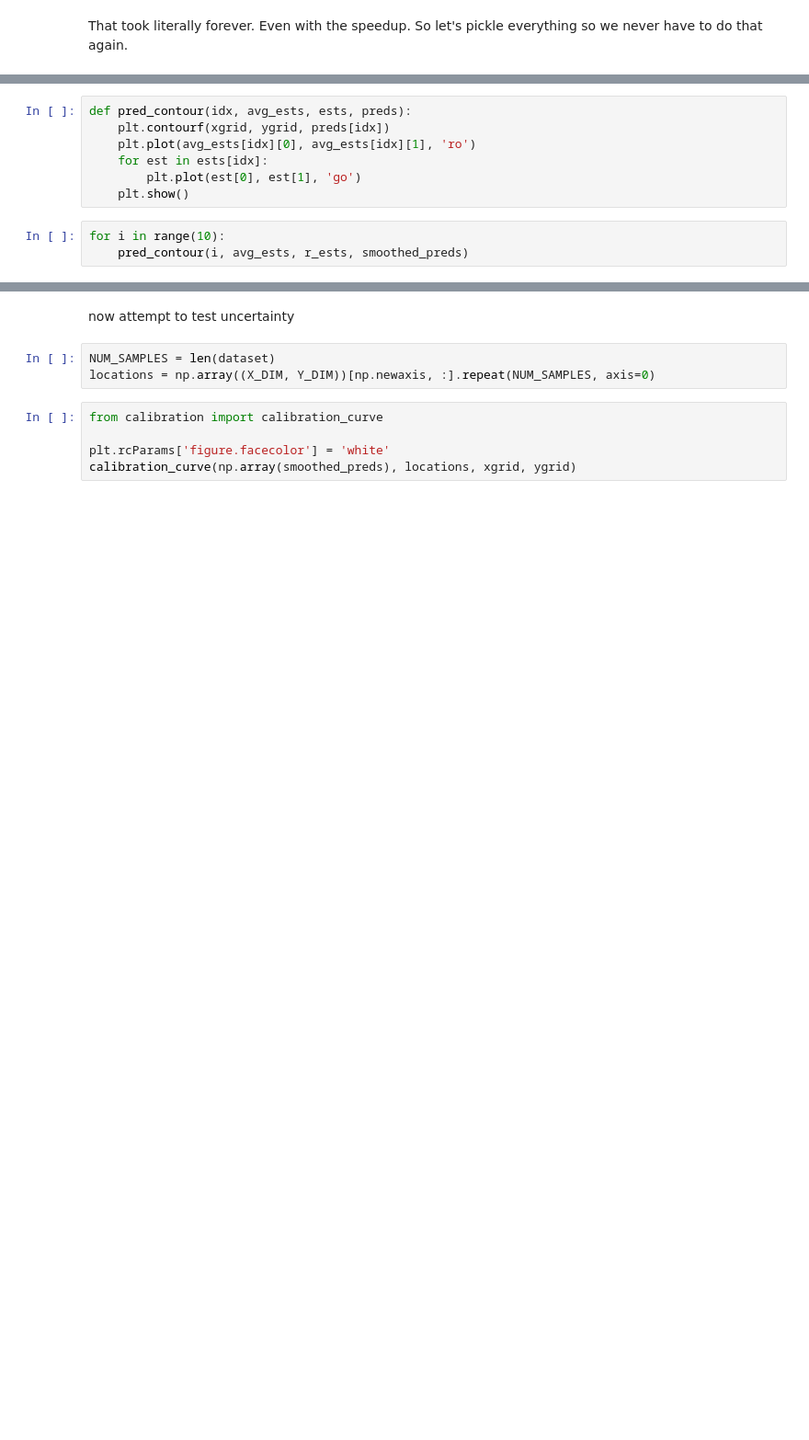
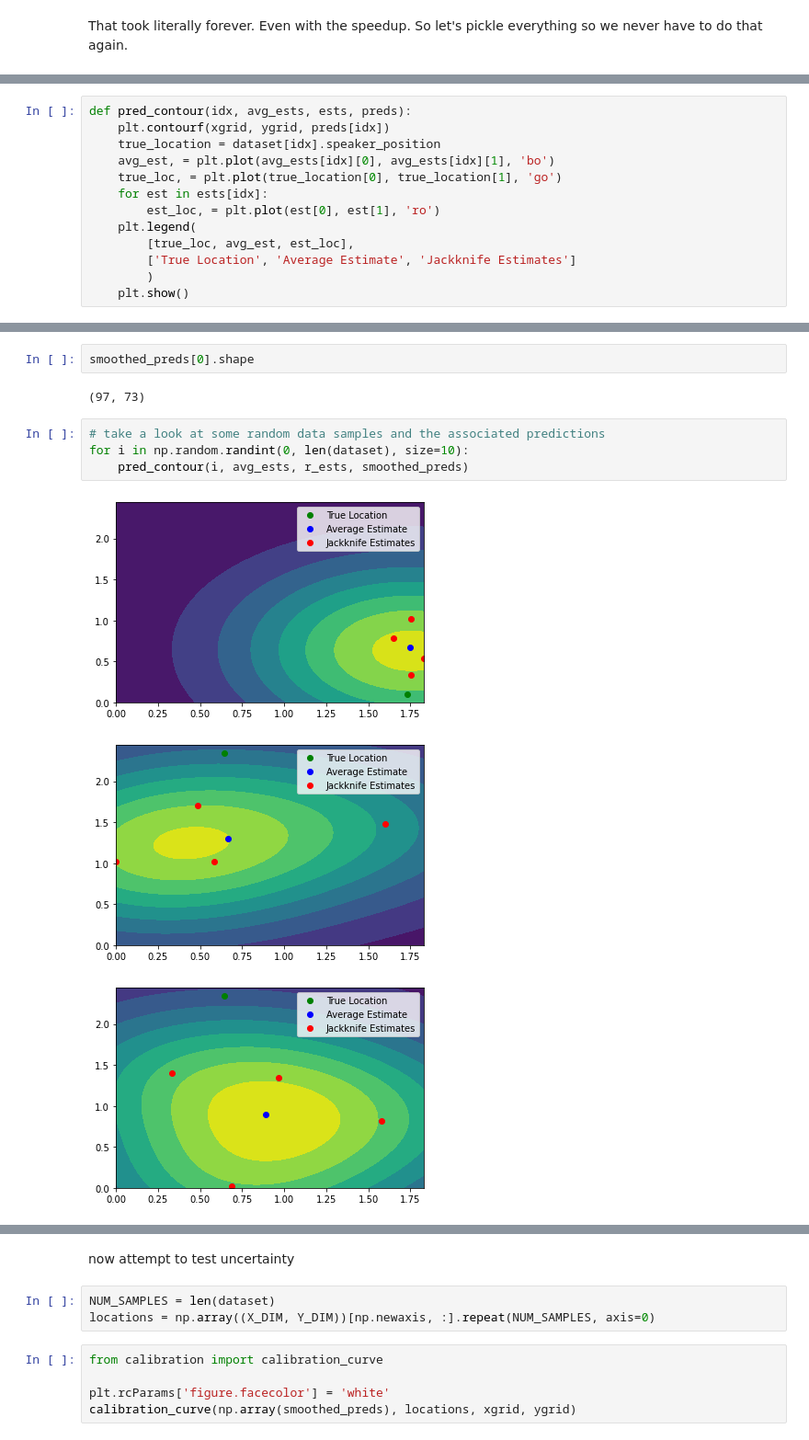
Before and after one commit to neurostatslab/gerbilizer, a Jupyter notebook: uncertainty/muse-smoothing.ipynb, the cells around one changed output, grey strips where cells are left out. Shown: that part at 92% size. Cells and saved outputs as stored; diff of their text form; blank space fills up the shorter version.

```diff
--- a/uncertainty/muse-smoothing.ipynb
+++ b/uncertainty/muse-smoothing.ipynb
@@ -124,10 +126,13 @@ with open('preds.pickle', 'rb') as f:
 # %%
 def pred_contour(idx, avg_ests, ests, preds):
     plt.contourf(xgrid, ygrid, preds[idx])
-    plt.plot(avg_ests[idx][0], avg_ests[idx][1], 'ro')
+    true_location = dataset[idx].speaker_position
+    avg_est, = plt.plot(avg_ests[idx][0], avg_ests[idx][1], 'bo')
+    true_loc, = plt.plot(true_location[0], true_location[1], 'go')
     for est in ests[idx]:
-        plt.plot(est[0], est[1], 'go')
+        est_loc, = plt.plot(est[0], est[1], 'ro')
+    plt.legend(
+        [true_loc, avg_est, est_loc],
+        ['True Location', 'Average Estimate', 'Jackknife Estimates']
+        )
     plt.show()
-# %%
-for i in range(10):
-    pred_contour(i, avg_ests, r_ests, smoothed_preds)
@@ -144,0 +139,12 @@ for i in range(10):
+# %%
+smoothed_preds[0].shape
+# %% [output]
+(97, 73)
+# %%
+# take a look at some random data samples and the associated predictions
+for i in np.random.randint(0, len(dataset), size=10):
+    pred_contour(i, avg_ests, r_ests, smoothed_preds)
+# %% [output]
+[figure, added]
+[figure, added]
+[figure, added]
```
Also changed, not shown: parts of 29 cells of this notebook.
